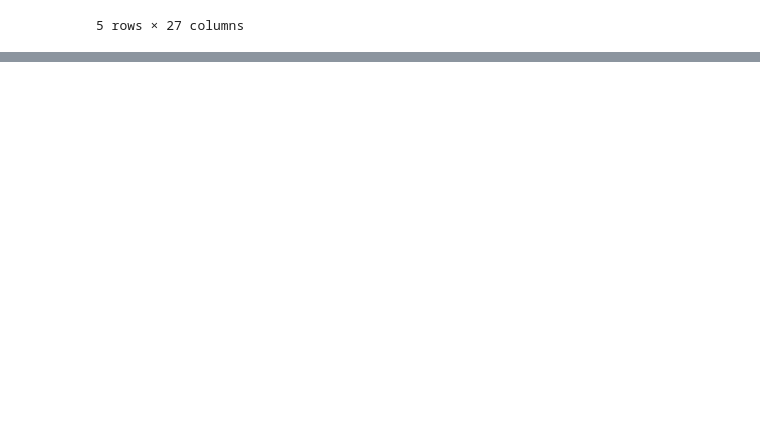
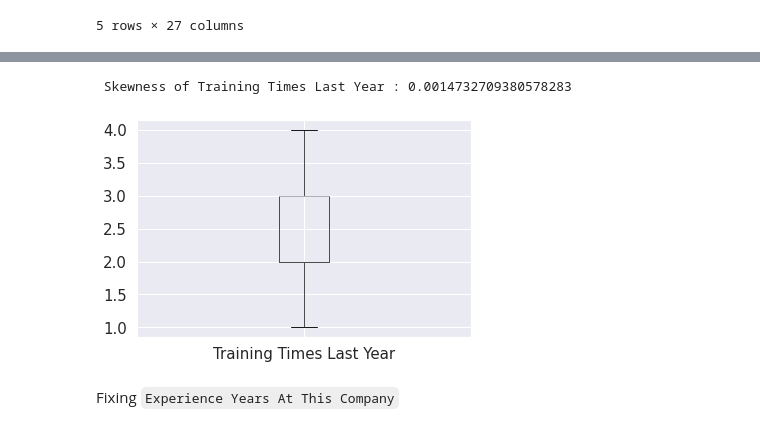
Before and after one commit to 21Ovi/Employee-Performance-Analysis, a Jupyter notebook: data_preprocessing.ipynb, the cells around one changed output, grey strips where cells are left out. Drawn from its saved outputs; the diff is of its cells as text; code cells hidden in the pictures; blank space fills up the shorter version.

```diff
--- a/data_preprocessing.ipynb
+++ b/data_preprocessing.ipynb
@@ -339,0 +415,12 @@ processed_data.head()
+# %%
+num_data["Training Times Last Year"] = np.where(num_data["Training Times Last Year"] <1.0, 1.0,num_data['Training Times Last Year'])
+num_data["Training Times Last Year"] = np.where(num_data["Training Times Last Year"] >4.0, 4.0,num_data['Training Times Last Year'])
+t=skew(num_data["Training Times Last Year"])
+print("\033[1m Skewness of Training Times Last Year : {}".format(t))
+
+plt.show(num_data.boxplot("Training Times Last Year"))
+# %% [output]
+ Skewness of Training Times Last Year : 0.0014732709380578283
+[figure, added]
+# %% [markdown]
+Fixing `Experience Years At This Company`
```
Also changed, not shown: parts of 21 cells of this notebook.
